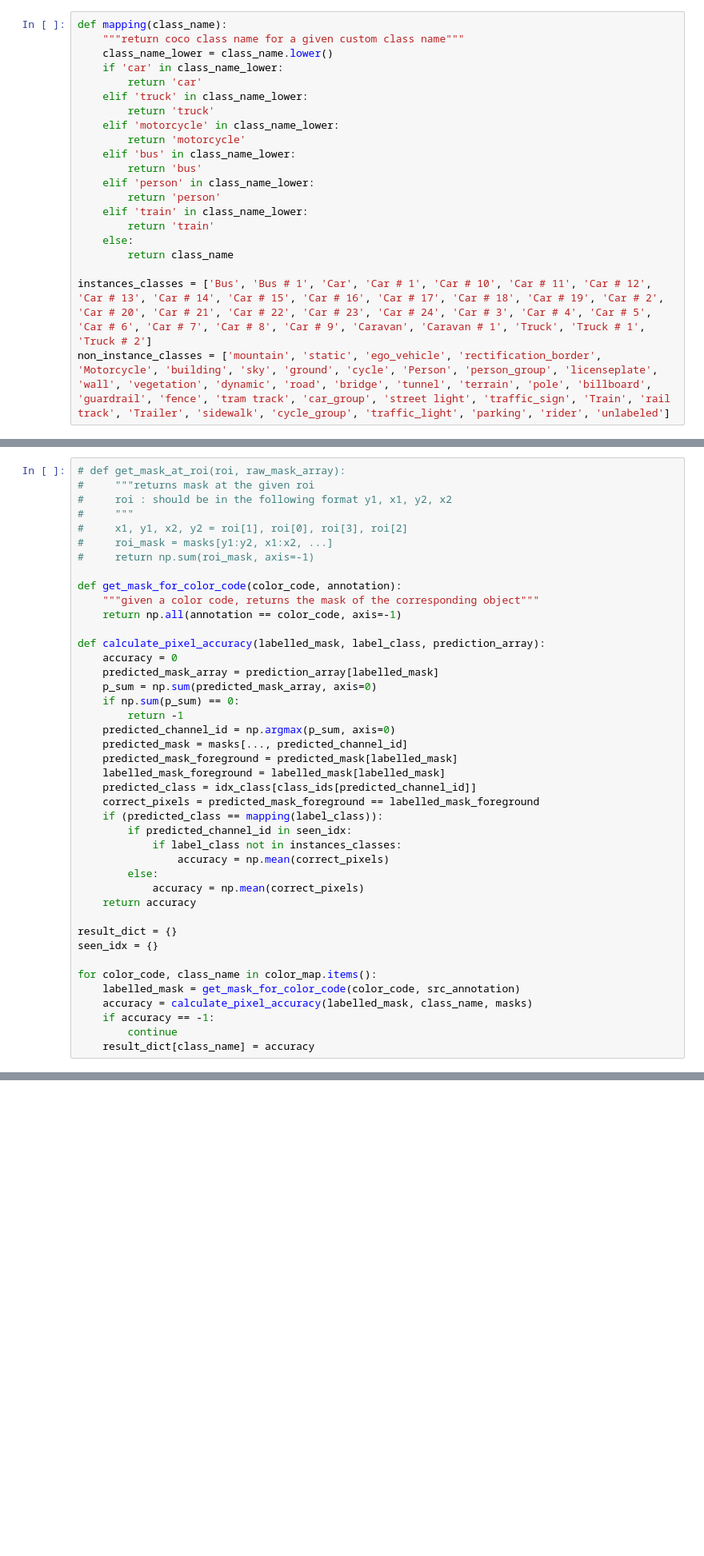
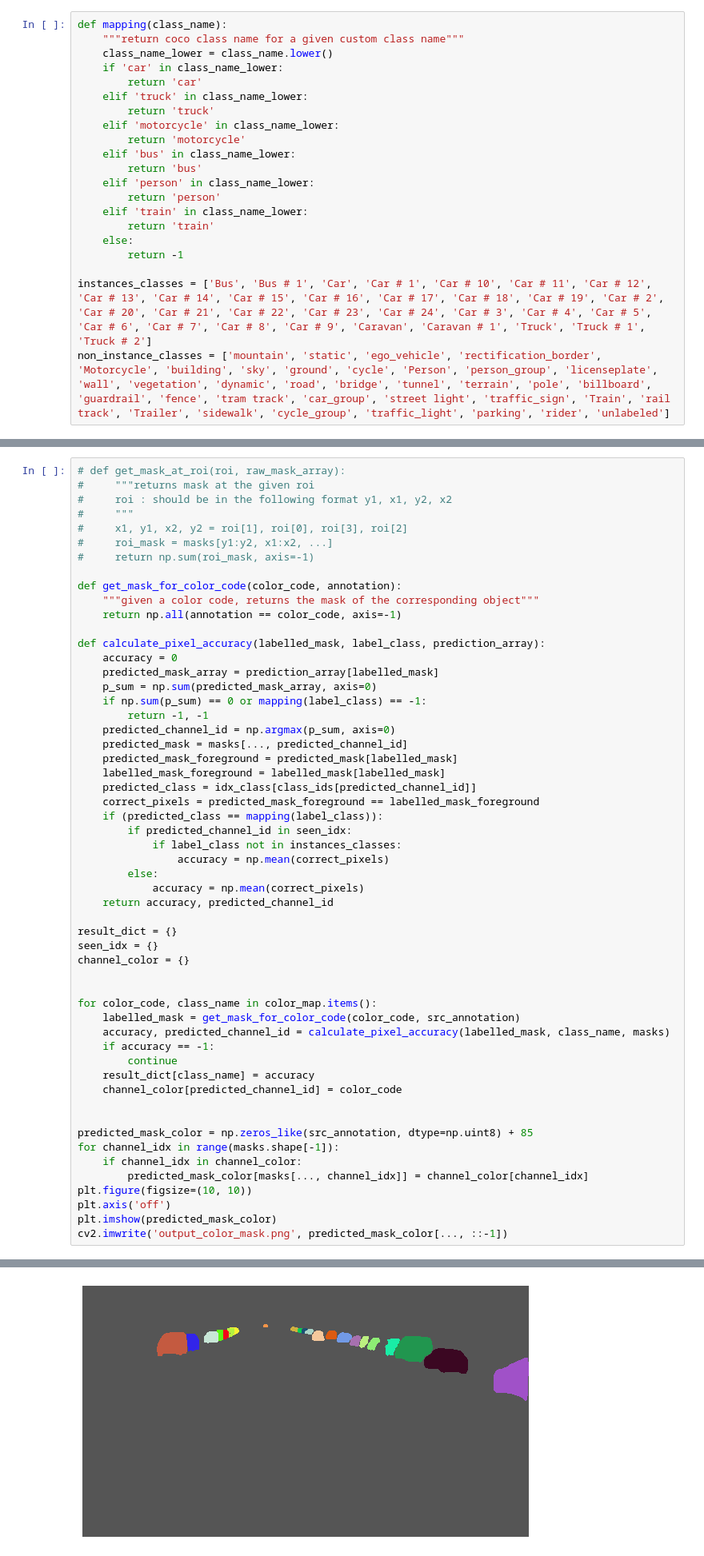
Before and after one commit to srihari-humbarwadi/maskrcnn_demo, a Jupyter notebook: calculate_accuracy_only_foreground.ipynb, the cells around one changed output, grey strips where cells are left out. Shown: that part at 80% size. Drawn from its saved outputs; the diff is of its cells as text; blank space fills up the shorter version.

```diff
--- a/calculate_accuracy_only_foreground.ipynb
+++ b/calculate_accuracy_only_foreground.ipynb
@@ -110,7 +112,7 @@ def mapping(class_name):
     elif 'train' in class_name_lower:
         return 'train'
     else:
-        return class_name
+        return -1
 
 instances_classes = ['Bus', 'Bus # 1', 'Car', 'Car # 1', 'Car # 10', 'Car # 11', 'Car # 12', 'Car # 13', 'Car # 14', 'Car # 15', 'Car # 16', 'Car # 17', 'Car # 18', 'Car # 19', 'Car # 2', 'Car # 20', 'Car # 21', 'Car # 22', 'Car # 23', 'Car # 24', 'Car # 3', 'Car # 4', 'Car # 5', 'Car # 6', 'Car # 7', 'Car # 8', 'Car # 9', 'Caravan', 'Caravan # 1', 'Truck', 'Truck # 1', 'Truck # 2']
 non_instance_classes = ['mountain', 'static', 'ego_vehicle', 'rectification_border', 'Motorcycle', 'building', 'sky', 'ground', 'cycle', 'Person', 'person_group', 'licenseplate', 'wall', 'vegetation', 'dynamic', 'road', 'bridge', 'tunnel', 'terrain', 'pole', 'billboard', 'guardrail', 'fence', 'tram track', 'car_group', 'street light', 'traffic_sign', 'Train', 'rail track', 'Trailer', 'sidewalk', 'cycle_group', 'traffic_light', 'parking', 'rider', 'unlabeled']
@@ -147,8 +149,8 @@ def calculate_pixel_accuracy(labelled_mask, label_class, prediction_array):
     accuracy = 0
     predicted_mask_array = prediction_array[labelled_mask]
     p_sum = np.sum(predicted_mask_array, axis=0)
-    if np.sum(p_sum) == 0:
-        return -1
+    if np.sum(p_sum) == 0 or mapping(label_class) == -1:
+        return -1, -1
     predicted_channel_id = np.argmax(p_sum, axis=0)
     predicted_mask = masks[..., predicted_channel_id]
     predicted_mask_foreground = predicted_mask[labelled_mask]
@@ -161,14 +163,28 @@ def calculate_pixel_accuracy(labelled_mask, label_class, prediction_array):
                 accuracy = np.mean(correct_pixels)
         else:
             accuracy = np.mean(correct_pixels)
-    return accuracy
+    return accuracy, predicted_channel_id
 
 result_dict = {}
 seen_idx = {}
+channel_color = {}
+
 
 for color_code, class_name in color_map.items():
     labelled_mask = get_mask_for_color_code(color_code, src_annotation)
-    accuracy = calculate_pixel_accuracy(labelled_mask, class_name, masks)
+    accuracy, predicted_channel_id = calculate_pixel_accuracy(labelled_mask, class_name, masks)
     if accuracy == -1:
         continue
     result_dict[class_name] = accuracy
+    channel_color[predicted_channel_id] = color_code
+
+
+predicted_mask_color = np.zeros_like(src_annotation, dtype=np.uint8) + 85
+for channel_idx in range(masks.shape[-1]):
+    if channel_idx in channel_color:
+        predicted_mask_color[masks[..., channel_idx]] = channel_color[channel_idx]
+plt.figure(figsize=(10, 10))
+plt.axis('off')
+plt.imshow(predicted_mask_color)
+cv2.imwrite('output_color_mask.png', predicted_mask_color[..., ::-1])
+# %% [output]
@@ -175,3 +192,4 @@ for color_code, class_name in color_map.items():
+[figure, added]
 # %%
 print(result_dict)
 # %% [output]
```
Also changed, not shown: parts of 3 cells of this notebook, 6 other files.
